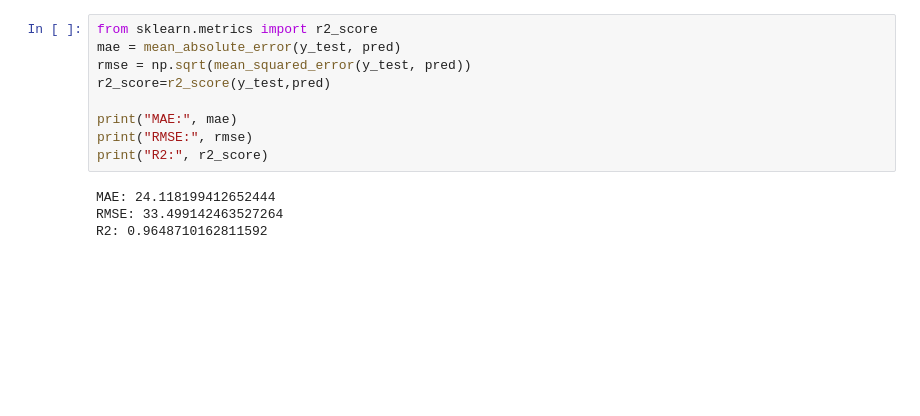
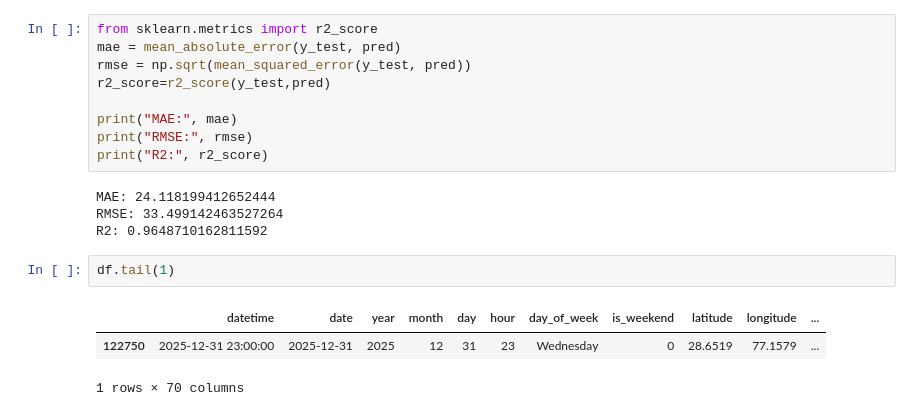
Before and after one commit to Mouryagna/Sem-4-Project, a Jupyter notebook: notebooks/model.ipynb, the cells around one changed output. Saved outputs shown, nothing was run; the diff lists cells and outputs as text; blank space fills up the shorter version.

```diff
--- a/notebooks/model.ipynb
+++ b/notebooks/model.ipynb
@@ -159,3 +159,9 @@ print("R2:", r2_score)
 MAE: 24.118199412652444
 RMSE: 33.499142463527264
 R2: 0.9648710162811592
+# %%
+df.tail(1)
+# %% [output]
+|  | datetime | date | year | month | day | hour | day_of_week | is_weekend | latitude | longitude | ... |
+| 122750 | 2025-12-31 23:00:00 | 2025-12-31 | 2025 | 12 | 31 | 23 | Wednesday | 0 | 28.6519 | 77.1579 | ... |
+1 rows × 70 columns
```
Also changed, not shown: parts of 1 cell of this notebook, 10 other files.
